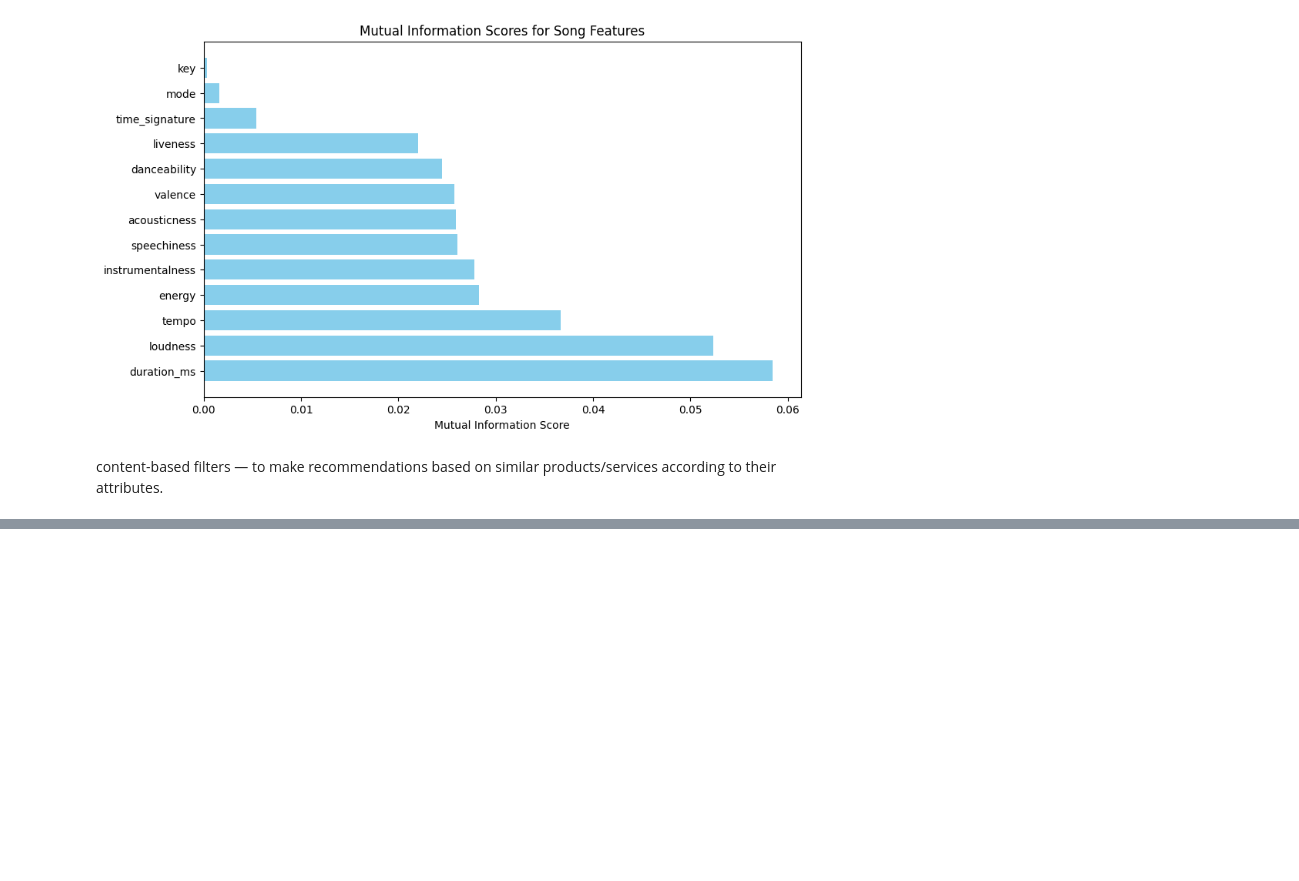
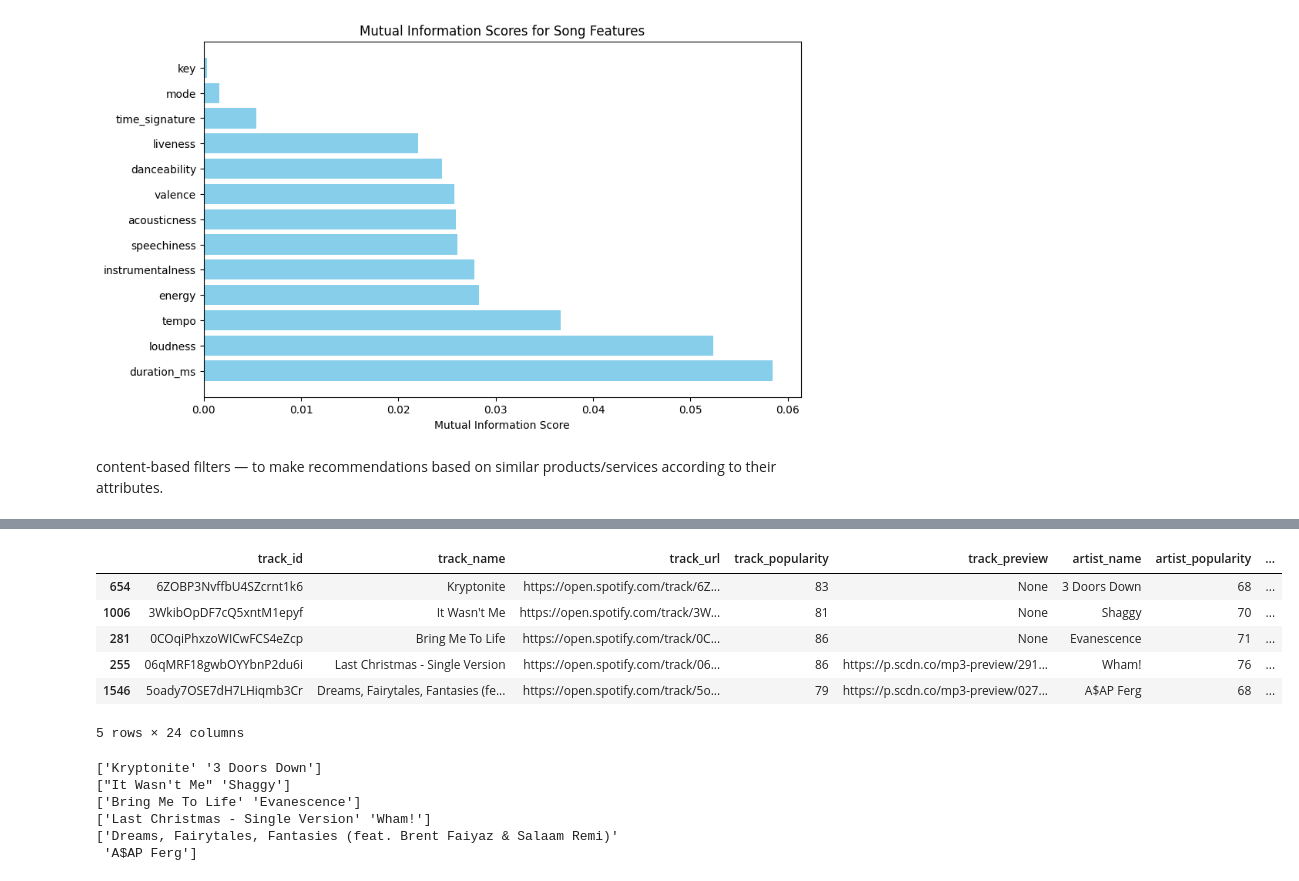
Before and after one commit to PhongHuynh0394/Spotify-Analysis-with-PySpark, a Jupyter notebook: workspace/EDA.ipynb, the cells around one changed output, grey strips where cells are left out. Saved outputs shown, nothing was run; the diff lists cells and outputs as text; code cells hidden in the pictures; blank space fills up the shorter version.

```diff
--- a/workspace/EDA.ipynb
+++ b/workspace/EDA.ipynb
@@ -562,0 +589,35 @@ Wall time: 1.62 s
+# %%
+import dill
+
+with open('./recommender_model.pkl', 'wb') as file:
+    dill.dump({"model_class": SongRecommendationSystem, "model": recommendation_system}, file)
+# %%
+import dill
+
+with open('./recommender_model.pkl', 'rb') as file:
+    data = dill.load(file)
+
+model_class = data['model_class']
+model = data['model']
+# %%
+name = "Last Christmas"
+df = model.recommend_songs(name)
+df
+# %% [output]
+|  | track_id | track_name | track_url | track_popularity | track_preview | artist_name | artist_popularity | ... |
+| 654 | 6ZOBP3NvffbU4SZcrnt1k6 | Kryptonite | https://open.spotify.com/track/6Z... | 83 | None | 3 Doors Down | 68 | ... |
+| 1006 | 3WkibOpDF7cQ5xntM1epyf | It Wasn't Me | https://open.spotify.com/track/3W... | 81 | None | Shaggy | 70 | ... |
+| 281 | 0COqiPhxzoWICwFCS4eZcp | Bring Me To Life | https://open.spotify.com/track/0C... | 86 | None | Evanescence | 71 | ... |
+| 255 | 06qMRF18gwbOYYbnP2du6i | Last Christmas - Single Version | https://open.spotify.com/track/06... | 86 | https://p.scdn.co/mp3-preview/291... | Wham! | 76 | ... |
+| 1546 | 5oady7OSE7dH7LHiqmb3Cr | Dreams, Fairytales, Fantasies (fe... | https://open.spotify.com/track/5o... | 79 | https://p.scdn.co/mp3-preview/027... | A$AP Ferg | 68 | ... |
+5 rows × 24 columns
+# %%
+for row in df[['track_name','artist_name']].values:
+    print(row)
+# %% [output]
+['Kryptonite' '3 Doors Down']
+["It Wasn't Me" 'Shaggy']
+['Bring Me To Life' 'Evanescence']
+['Last Christmas - Single Version' 'Wham!']
+['Dreams, Fairytales, Fantasies (feat. Brent Faiyaz & Salaam Remi)'
+ 'A$AP Ferg']
```
Also changed, not shown: parts of 6 cells of this notebook, 4 other files.
